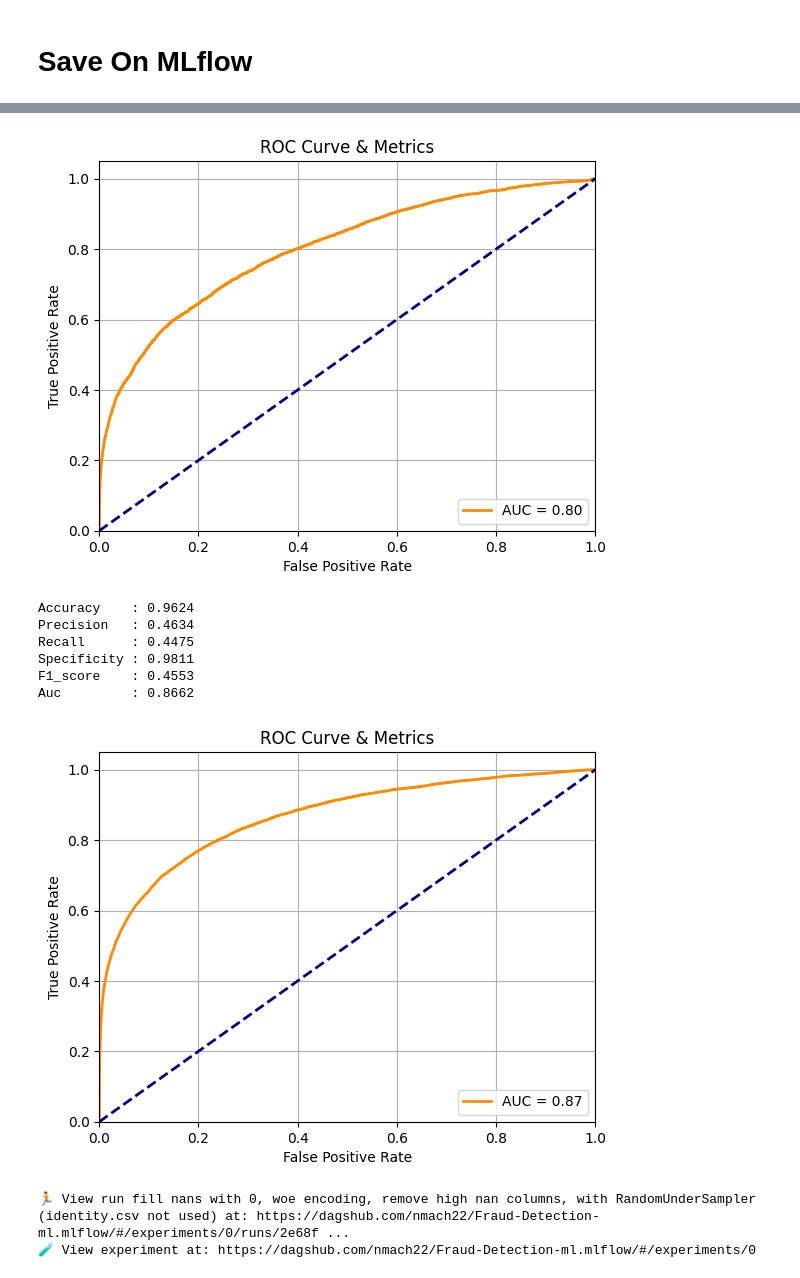
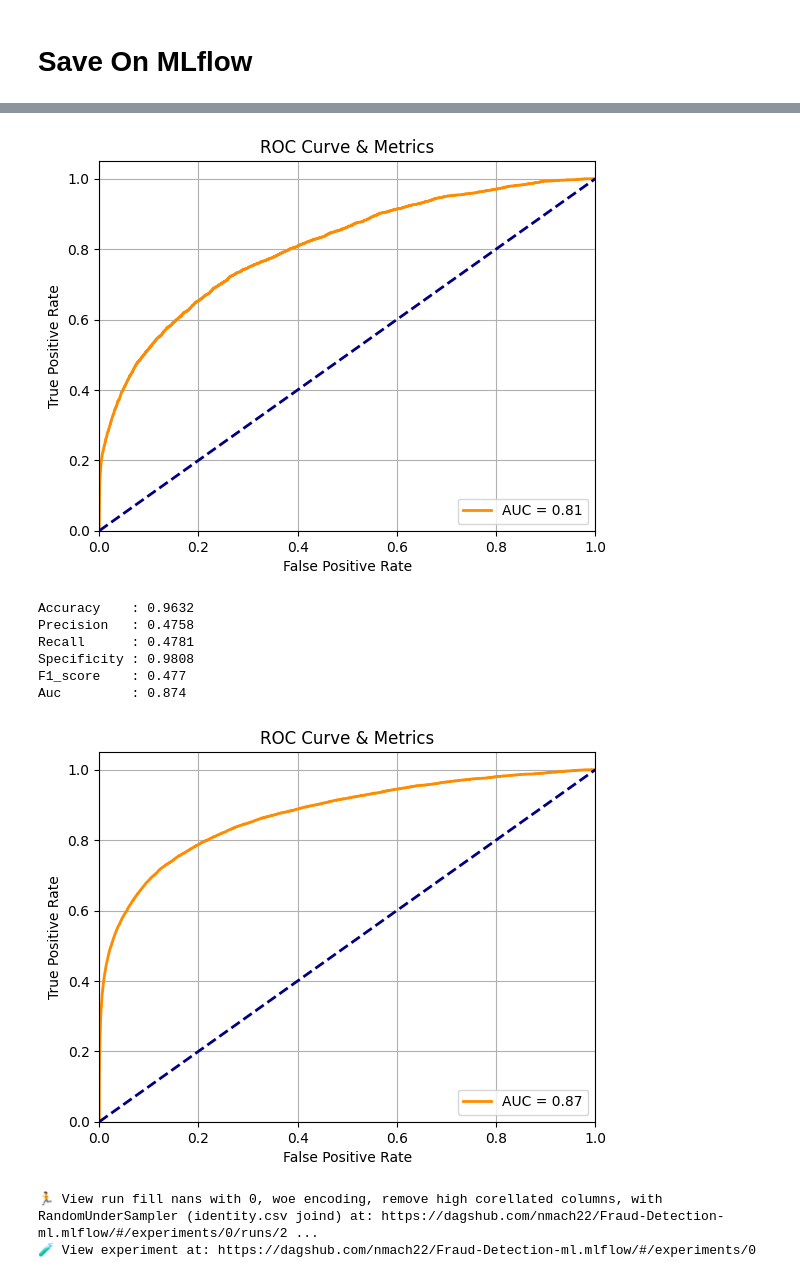
Before and after one commit to nmach22/Fraud-Detection-ml, a Jupyter notebook: model-experiment-logisticregression.ipynb, the cells around one changed output, grey strips where cells are left out. Saved outputs shown, nothing was run; the diff lists cells and outputs as text; code cells hidden in the pictures.

Commit message:
Kaggle Notebook | model_experiment_LogisticRegression | joined data, not much better score

```diff
--- a/model-experiment-logisticregression.ipynb
+++ b/model-experiment-logisticregression.ipynb
@@ -48,4 +48,4 @@ df_train_tr = pd.read_csv('/kaggle/input/ieee-fraud-detection/train_transaction.
 # %% [markdown]
 # Join datasets
 # %%
-df = pd.merge(df_train_tr, df_train_id, on='TransactionID', how='inner')
+df = pd.merge(df_train_tr, df_train_id, on='TransactionID', how='left')
@@ -52,25 +56,25 @@ df = pd.merge(df_train_tr, df_train_id, on='TransactionID', how='inner')
 # %%
 from sklearn.model_selection import train_test_split
 
-X = df_train_tr.drop(columns=['isFraud'])
-y = df_train_tr['isFraud']
+X = df.drop(columns=['isFraud'])
+y = df['isFraud']
 
 # Get unique card1 values
-unique_card1s = df_train_tr['card1'].unique()
+unique_card1s = df['card1'].unique()
 
 # Split card1 values into train/val/test
 card1_train, card1_temp = train_test_split(unique_card1s, test_size=0.4, random_state=42)
 card1_val, card1_test = train_test_split(card1_temp, test_size=0.5, random_state=42)
 
 # Filter dataframe
-X_transaction_train_df = X[df_train_tr['card1'].isin(card1_train)].copy()
-y_transaction_train_df = y[df_train_tr['card1'].isin(card1_train)].copy()
+X_transaction_train_df = X[df['card1'].isin(card1_train)].copy()
+y_transaction_train_df = y[df['card1'].isin(card1_train)].copy()
 
-X_transaction_val_df = X[df_train_tr['card1'].isin(card1_val)].copy()
-y_transaction_val_df = y[df_train_tr['card1'].isin(card1_val)].copy()
+X_transaction_val_df = X[df['card1'].isin(card1_val)].copy()
+y_transaction_val_df = y[df['card1'].isin(card1_val)].copy()
 
-X_transaction_test_df = X[df_train_tr['card1'].isin(card1_test)].copy()
-y_transaction_test_df = y[df_train_tr['card1'].isin(card1_test)].copy()
+X_transaction_test_df = X[df['card1'].isin(card1_test)].copy()
+y_transaction_test_df = y[df['card1'].isin(card1_test)].copy()
 # %%
 # In data description there was this list for categorical columns,
 # but there ar not all categorical, some of them are int or floats
@@ -207,7 +211,7 @@ else:
 features_to_drop = []
 for feat1, feat2, _ in high_corr_pairs:
     # Compare correlation with target
-    if abs(X_corr[feat1].corr(y)) < abs(X_corr_trans[feat2].corr(y)):
+    if abs(X_corr_trans[feat1].corr(y)) < abs(X_corr_trans[feat2].corr(y)):
         features_to_drop.append(feat1)
     else:
         features_to_drop.append(feat2)
@@ -236,0 +244,5 @@ NameError: name 'X_corr' is not defined
+# %%
+columns_to_delete = ['TransactionID']
+columns_to_delete.extend(features_to_drop)
+
+len(columns_to_delete)
@@ -456,7 +470,7 @@ sampler_params = sampler.get_params()
 
 
 experiment_name = model_name + '_Pipeline'
-run_name = 'fill nans with 0, woe encoding, remove high nan columns, with RandomUnderSampler (identity.csv not used)'
+run_name = 'fill nans with 0, woe encoding, remove high corellated columns, with RandomUnderSampler (identity.csv joind)'
 
 roc_plot_test_path = "roc_curve_test.png"
 metrics_for_test_set = plot_roc_and_get_metrics(
@@ -519,10 +533,10 @@ Auc         : 0.8013
-[figure, old version]
+[figure, new version]
-Accuracy    : 0.9624
-Precision   : 0.4634
-Recall      : 0.4475
-Specificity : 0.9811
-F1_score    : 0.4553
-Auc         : 0.8662
+Accuracy    : 0.9632
+Precision   : 0.4758
+Recall      : 0.4781
+Specificity : 0.9808
+F1_score    : 0.477
+Auc         : 0.874
-[figure, old version]
+[figure, new version]
-🏃 View run fill nans with 0, woe encoding, remove high nan columns, with RandomUnderSampler (identity.csv not used) at: https://dagshub.com/nmach22/Fraud-Detection-ml.mlflow/#/experiments/0/runs/2e68f ...
+🏃 View run fill nans with 0, woe encoding, remove high corellated columns, with RandomUnderSampler (identity.csv joind) at: https://dagshub.com/nmach22/Fraud-Detection-ml.mlflow/#/experiments/0/runs/2 ...
 🧪 View experiment at: https://dagshub.com/nmach22/Fraud-Detection-ml.mlflow/#/experiments/0
```
Also changed, not shown: parts of 14 cells of this notebook.
